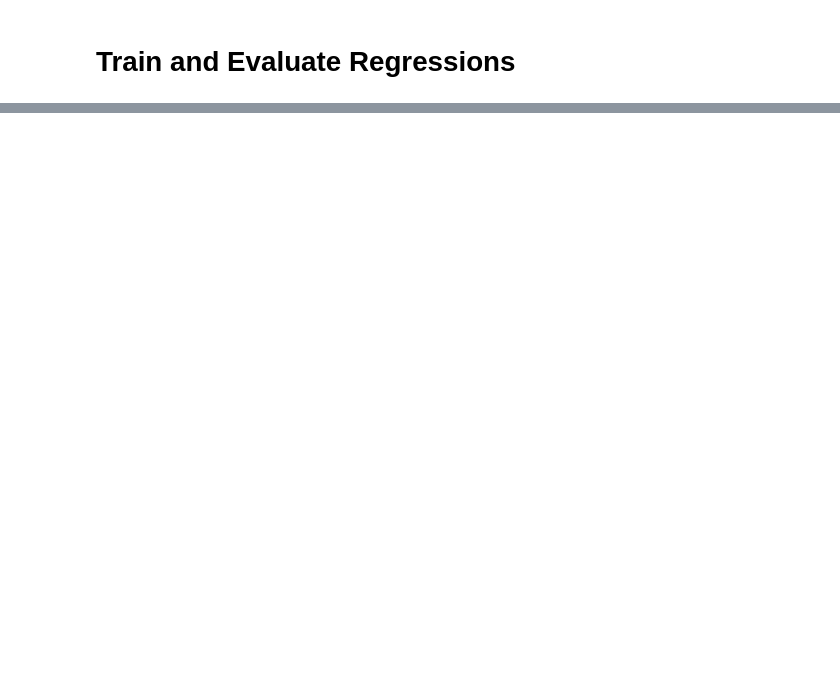
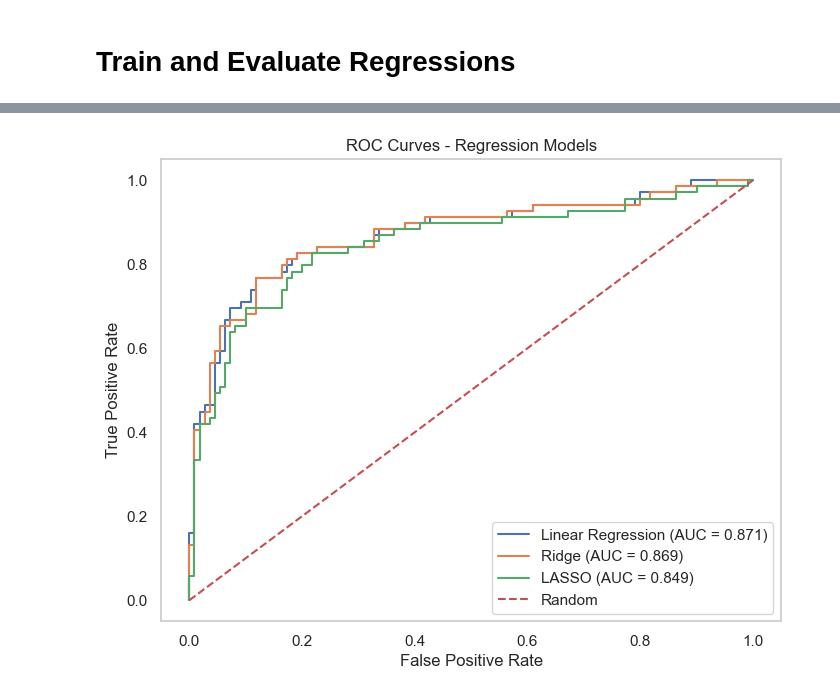
Before and after one commit to CharlotteZZh/AppliedML_hw1, a Jupyter notebook: AppliedML_hw1.ipynb, the cells around one changed output, grey strips where cells are left out. Cells and saved outputs as stored; diff of their text form; code cells hidden in the pictures; blank space fills up the shorter version.

```diff
--- a/AppliedML_hw1.ipynb
+++ b/AppliedML_hw1.ipynb
@@ -683,0 +1015,44 @@ plt.show()
+# %%
+# ============================================
+# ROC CURVES - ALL REGRESSION MODELS
+# ============================================
+
+plt.figure(figsize=(8, 6))
+
+for name, data in regression_models.items():
+
+    scores = data["scores"]
+
+    fpr, tpr, _ = roc_curve(
+        y_val,
+        scores
+    )
+
+    auc = roc_auc_score(
+        y_val,
+        scores
+    )
+
+    plt.plot(
+        fpr,
+        tpr,
+        label=f"{name} (AUC = {auc:.3f})"
+    )
+
+# Random classifier reference line
+plt.plot(
+    [0, 1],
+    [0, 1],
+    linestyle="--",
+    label="Random"
+)
+
+plt.xlabel("False Positive Rate")
+plt.ylabel("True Positive Rate")
+plt.title("ROC Curves - Regression Models")
+plt.legend()
+plt.grid()
+
+plt.show()
+# %% [output]
+[figure, added]
```
Also changed, not shown: parts of 41 cells of this notebook, 2 other files.
